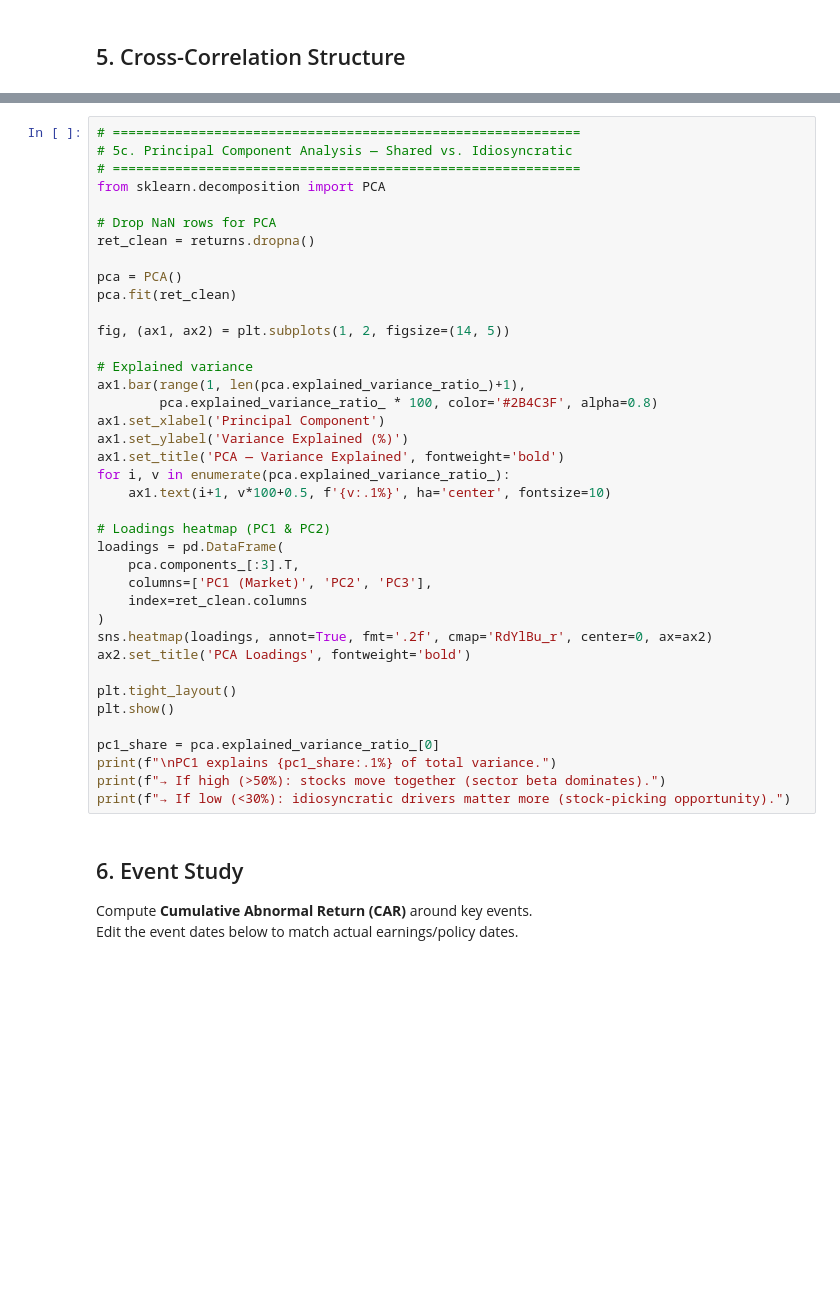
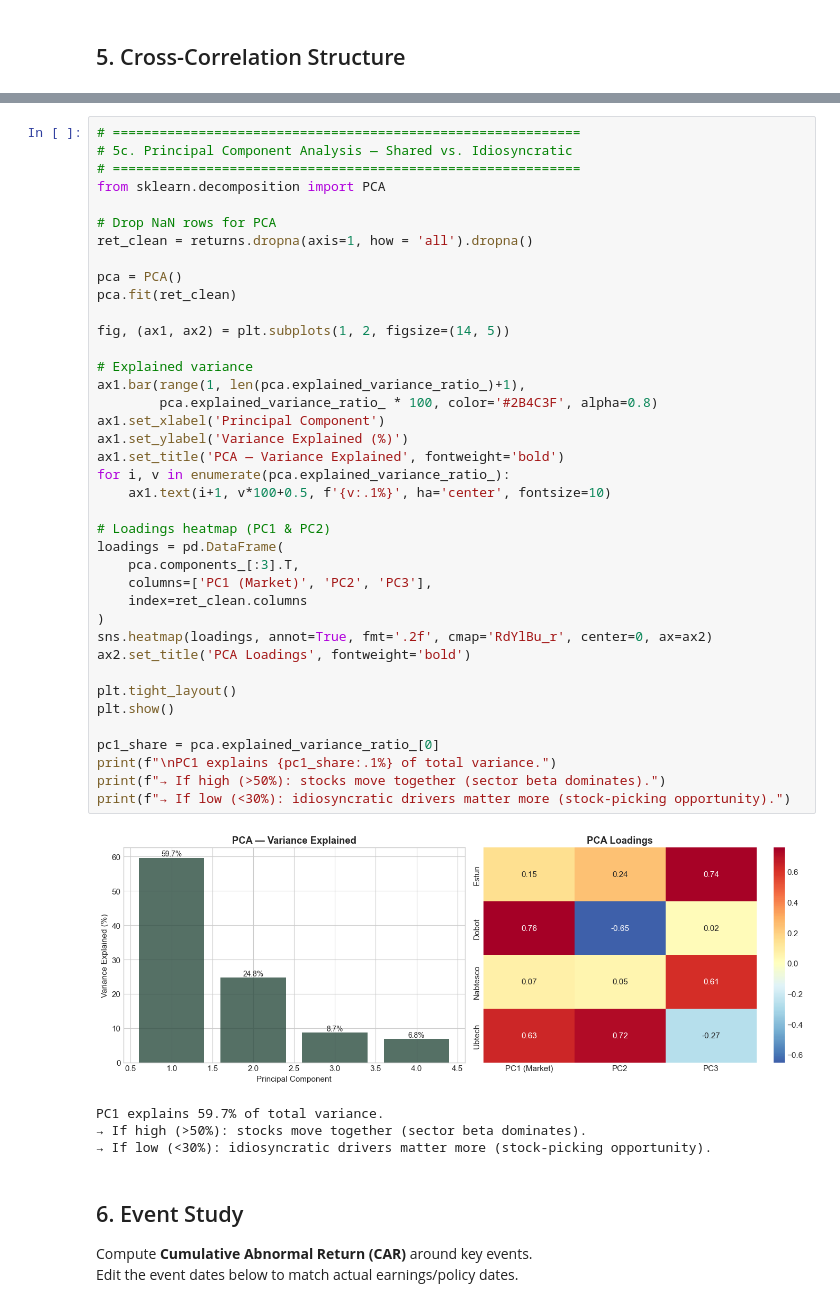
Before and after one commit to Seanjeon0220/project, a Jupyter notebook: quant/roboticsPitch/robotics_comparison.ipynb, the cells around one changed output, grey strips where cells are left out. Saved outputs shown, nothing was run; the diff lists cells and outputs as text; blank space fills up the shorter version.

```diff
--- a/quant/roboticsPitch/robotics_comparison.ipynb
+++ b/quant/roboticsPitch/robotics_comparison.ipynb
@@ -621,38 +653,43 @@ plt.show()
 from sklearn.decomposition import PCA
 
 # Drop NaN rows for PCA
-ret_clean = returns.dropna()
+ret_clean = returns.dropna(axis=1, how = 'all').dropna()
 
 pca = PCA()
 pca.fit(ret_clean)
 
 fig, (ax1, ax2) = plt.subplots(1, 2, figsize=(14, 5))
 
 # Explained variance
 ax1.bar(range(1, len(pca.explained_variance_ratio_)+1),
         pca.explained_variance_ratio_ * 100, color='#2B4C3F', alpha=0.8)
 ax1.set_xlabel('Principal Component')
 ax1.set_ylabel('Variance Explained (%)')
 ax1.set_title('PCA — Variance Explained', fontweight='bold')
 for i, v in enumerate(pca.explained_variance_ratio_):
     ax1.text(i+1, v*100+0.5, f'{v:.1%}', ha='center', fontsize=10)
 
 # Loadings heatmap (PC1 & PC2)
 loadings = pd.DataFrame(
     pca.components_[:3].T,
     columns=['PC1 (Market)', 'PC2', 'PC3'],
     index=ret_clean.columns
 )
 sns.heatmap(loadings, annot=True, fmt='.2f', cmap='RdYlBu_r', center=0, ax=ax2)
 ax2.set_title('PCA Loadings', fontweight='bold')
 
 plt.tight_layout()
 plt.show()
 
 pc1_share = pca.explained_variance_ratio_[0]
 print(f"\nPC1 explains {pc1_share:.1%} of total variance.")
 print(f"→ If high (>50%): stocks move together (sector beta dominates).")
 print(f"→ If low (<30%): idiosyncratic drivers matter more (stock-picking opportunity).")
+# %% [output]
+[figure, added]
+PC1 explains 59.7% of total variance.
+→ If high (>50%): stocks move together (sector beta dominates).
+→ If low (<30%): idiosyncratic drivers matter more (stock-picking opportunity).
 # %% [markdown]
 ## 6. Event Study
 
```
Also changed, not shown: parts of 11 cells of this notebook.
